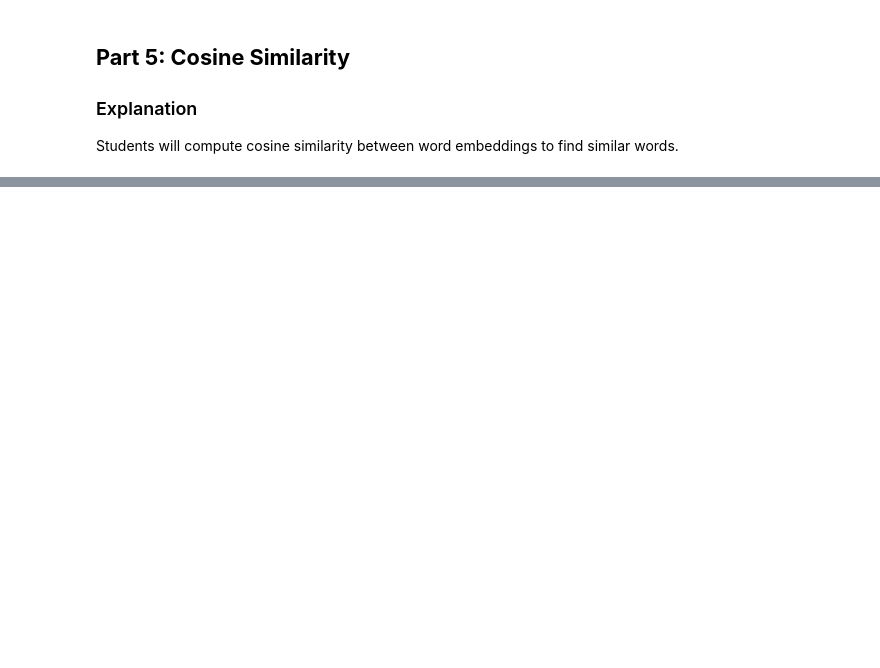
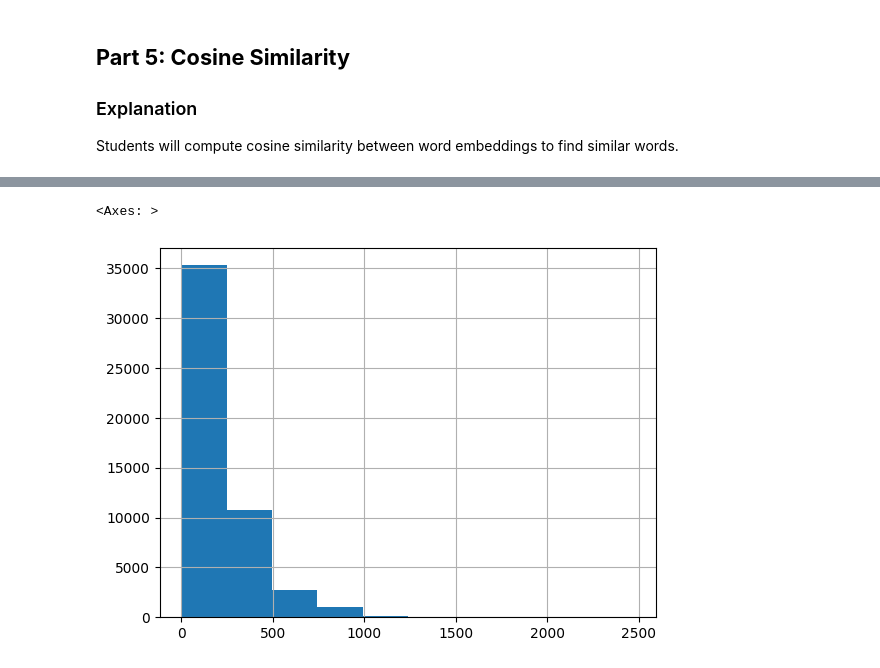
Before and after one commit to fraxea/Linear-Algebra-FALL2024-Assignment-2, a Jupyter notebook: Word Embeddings/draft.ipynb, the cells around one changed output, grey strips where cells are left out. Cells and saved outputs as stored; diff of their text form; code cells hidden in the pictures; blank space fills up the shorter version.

Commit message:
add IMDB Dataset

```diff
--- a/Word Embeddings/draft.ipynb
+++ b/Word Embeddings/draft.ipynb
@@ -750,0 +761,3 @@ Neighbors of the group ['homer', 'bart']: [('skinner', 0.98305327), ('mom', 0.98
+# %%
+df = pd.read_csv('IMDB Dataset.csv')
+df
@@ -750,0 +778,13 @@ Neighbors of the group ['homer', 'bart']: [('skinner', 0.98305327), ('mom', 0.98
+# %%
+def preprocess_string(s):
+    # Remove all non-word characters (everything except numbers and letters)
+    s = re.sub(r"[^\w\s]", '', s)
+    # Replace all runs of whitespaces with no space
+    s = re.sub(r"\s+", ' ', s)
+    # replace digits with no space
+    s = re.sub(r"\d", '', s)
+    return s
+
+df['sentiment'] = df['sentiment'].map(lambda x: int(x == 'positive'))
+df['review'] = df['review'].map(preprocess_string)
+df
@@ -750,0 +805,6 @@ Neighbors of the group ['homer', 'bart']: [('skinner', 0.98305327), ('mom', 0.98
+# %%
+lengths = df['review'].map(lambda s: len(s.split(' ')))
+lengths.hist()
+# %% [output]
+<Axes: >
+[figure, added]
```
Also changed, not shown: parts of 29 cells of this notebook, 1 other file.
